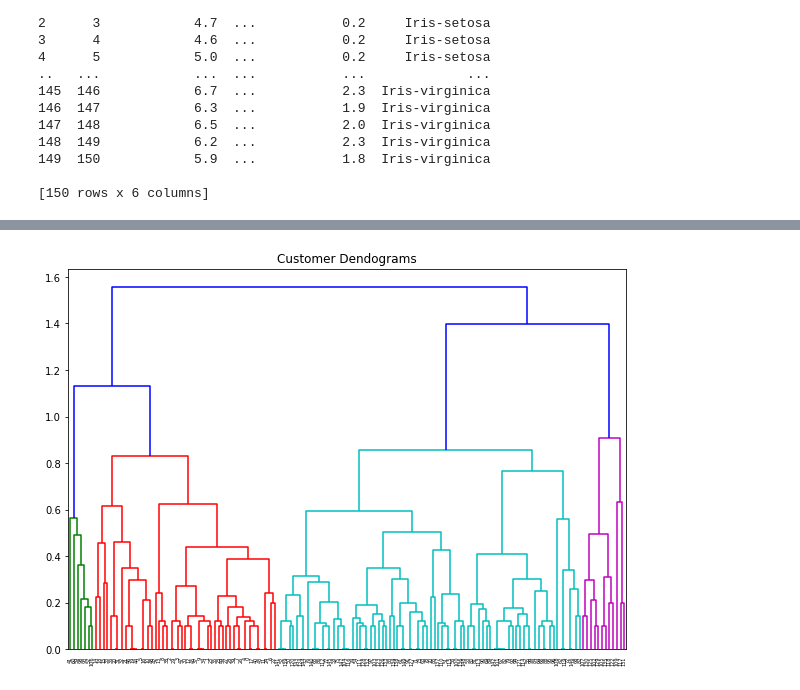
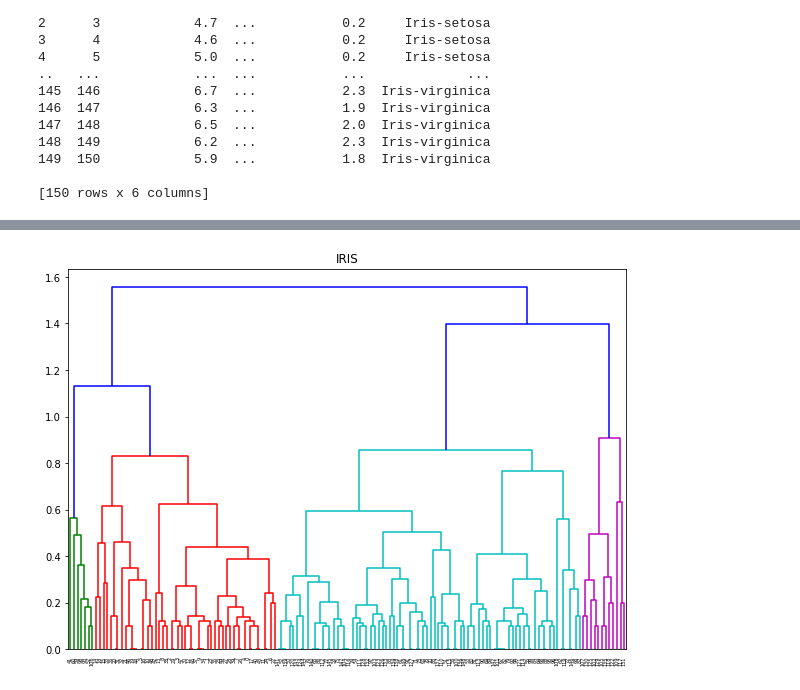
Before and after one commit to Sxbxn/Data_Mining-Study, a Jupyter notebook: HCA_iris.ipynb, the cells around one changed output, grey strips where cells are left out. Saved outputs shown, nothing was run; the diff lists cells and outputs as text; code cells hidden in the pictures.

```diff
--- a/HCA_iris.ipynb
+++ b/HCA_iris.ipynb
@@ -55,8 +66,8 @@ dend = shc.dendrogram(shc.linkage(data, method='single'))
 # %%
 import scipy.cluster.hierarchy as shc
 
 plt.figure(figsize=(10, 7))
-plt.title("Customer Dendograms")
+plt.title("IRIS")
 dend = shc.dendrogram(shc.linkage(data, method='average'))
 # %% [output]
-[figure, old version]
+[figure, new version]
```
Also changed, not shown: parts of 6 cells of this notebook.
